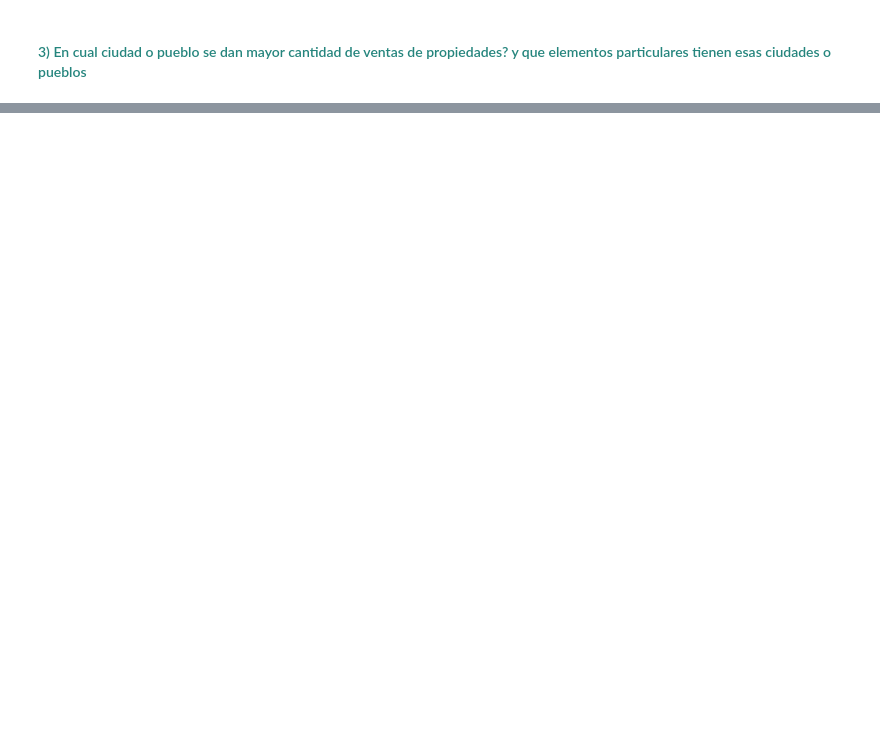
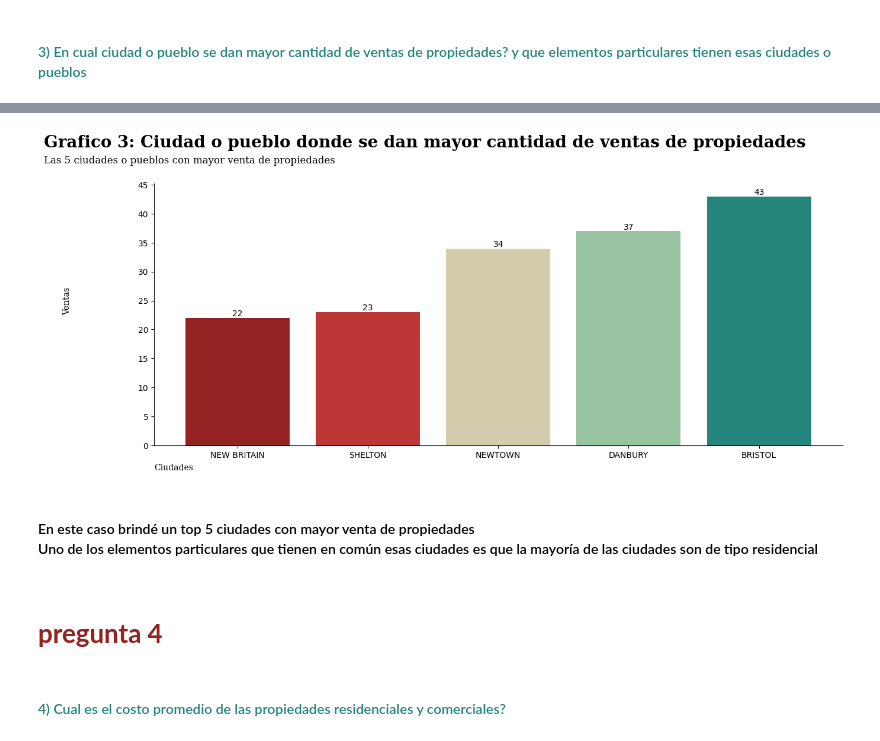
Before and after one commit to Avgpalma24/Data-base-project, a Jupyter notebook: Finalproject1.ipynb, the cells around one changed output, grey strips where cells are left out. Cells and saved outputs as stored; diff of their text form; code cells hidden in the pictures; blank space fills up the shorter version.

```diff
--- a/Finalproject1.ipynb
+++ b/Finalproject1.ipynb
@@ -446,0 +609,78 @@ cornwall
+# %%
+def agrupaYcuenta3 (dfParam, dfColumna, orden):
+    filtro = dfParam[dataBase[dfColumna].isin(["BRISTOL","DANBURY", "NEWTOWN", "SHELTON", "NEW BRITAIN"])]
+    gf3 =  filtro[dfColumna].value_counts()
+    gf3 = gf3.sort_values(ascending=orden)
+    return gf3
+# %%
+dfAgrupado3 = agrupaYcuenta3 (dataBase, "town", True)
+# %%
+fig, ax = plt.subplots(1,1, figsize = (15, 6.9), dpi=100) #
+
+etiquetaBarras= dfAgrupado3.index.tolist()# nombre de cada barra en x
+alturaBarras = dfAgrupado3.tolist()
+coloresBarras = ["#942222","#bd3737","#d4cdad","#98c3a1","#25857d"]
+
+gBarra = ax.bar(etiquetaBarras, alturaBarras, color=coloresBarras)
+
+#-----------------------------------------CONFIG. DEL GRAFICO-----------------------------------------------------------------------#
+titulo = "Grafico 3: Ciudad o pueblo donde se dan mayor cantidad de ventas de propiedades"
+plt.suptitle(titulo,
+            horizontalalignment = 'left',
+            x = 0.001,
+            y = 0.87,
+            transform = fig.transFigure,
+            fontsize = 20,
+            fontweight = 'bold',
+            fontfamily = 'serif')
+
+subtitulo = "Las 5 ciudades o pueblos con mayor venta de propiedades"
+ax.set_title(subtitulo,
+            ha = 'left',
+            x = 0.001,
+            y = 0.80,
+            transform = fig.transFigure,
+            fontsize = 12,
+            fontweight = 'regular',
+            fontfamily = 'serif')
+
+etiquetax = "Ciudades"
+ax.set_xlabel(etiquetax,
+             ha = 'left',
+             fontsize = 10,
+             fontweight = 'regular',
+             fontfamily = 'serif')
+
+etiquetay = "Ventas"
+ax.set_ylabel(etiquetay,
+             ha = 'left',
+             fontsize = 10,
+             fontweight = 'regular',
+             fontfamily = 'serif')
+
+ax.xaxis.set_label_coords(x=0, y = - 0.07, transform = ax.transAxes)
+ax.yaxis.set_label_coords(x=-0.12, y = 0.5, transform = ax.transAxes)
+
+#---------------------------------------------------------------------------------------------#
+#-------------------------------Crear etiqueta para cada barra--------------------------------#
+#---------------------------------------------------------------------------------------------#
+for barra in gBarra:
+    altura = barra.get_height()
+    ax.text(barra.get_x() + barra.get_width() / 2, altura, str(altura), ha='center', va='bottom', fontsize=10, color='black')
+#---------------------------------------------------------------------------------------------#
+ax.xaxis.set_major_locator(plt.MaxNLocator(integer=True))
+ax.yaxis.set_major_locator(plt.MaxNLocator(integer=True))
+ax.get_yaxis().set_major_formatter(plt.FuncFormatter(lambda x, loc: "{:,}".format(int(x))))
+
+plt.subplots_adjust(top= 0.75)
+plt.show()
+# %% [output]
+[figure, added]
+# %% [markdown]
+<h4 Style = "color: black">En este caso brindé un top 5 ciudades con mayor venta de propiedades
+
+Uno de los elementos particulares que tienen en común esas ciudades es que la mayoría de  las ciudades son de tipo residencial </h4>
+# %% [markdown]
+<h1 style = "color:#942222; font-weight: bold">pregunta 4</h1>
+# %% [markdown]
+<h4 Style = "color: #25857d">4) Cual es el costo promedio de las propiedades residenciales y comerciales?</h4>
```
Also changed, not shown: parts of 47 cells of this notebook.
